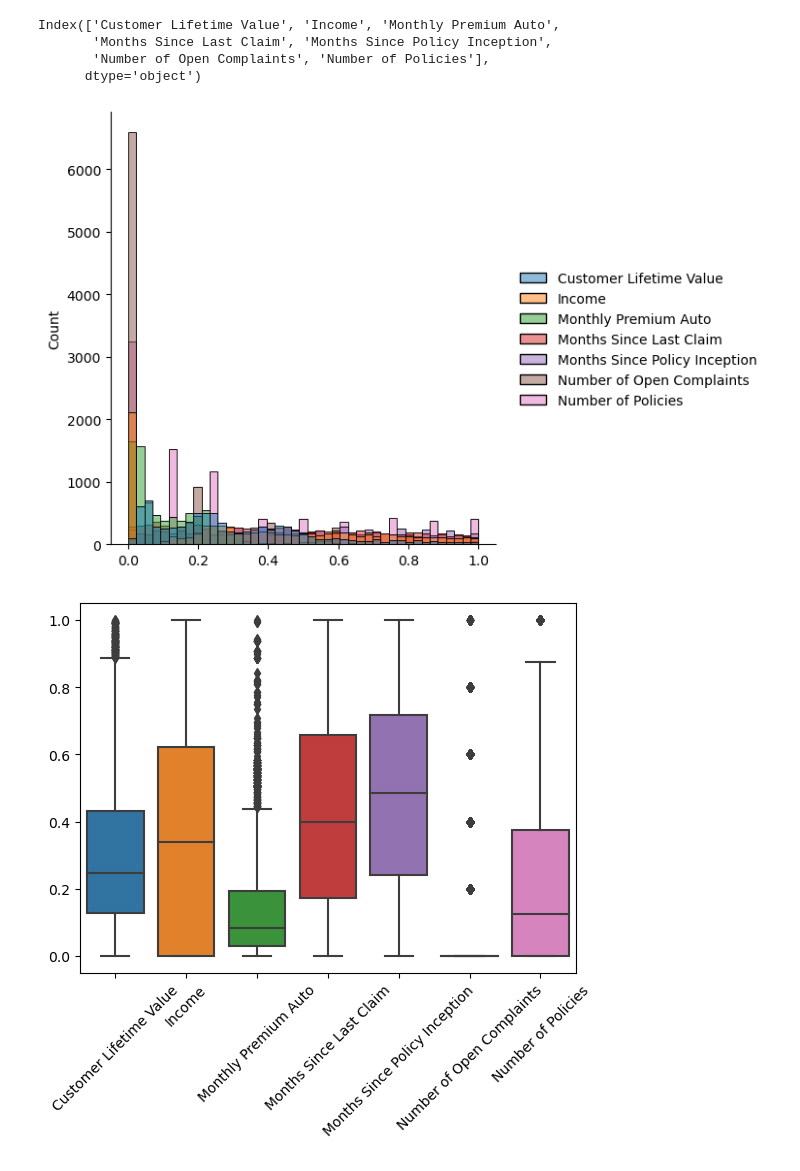
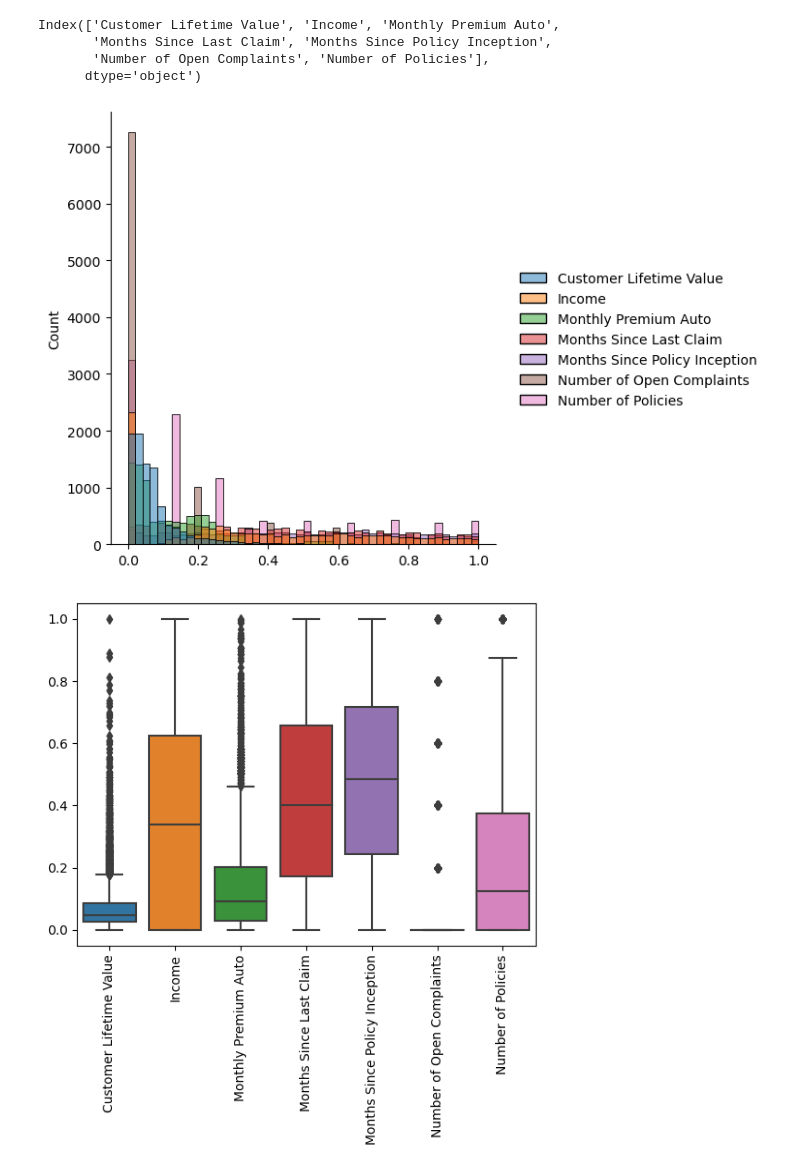
Before and after one commit to AGordon777/lab-customer-analysis-round-4, a Jupyter notebook: lab-customer-analysis-round-4.ipynb, the cells around one changed output. Saved outputs shown, nothing was run; the diff lists cells and outputs as text; code cells hidden in the pictures.

```diff
--- a/lab-customer-analysis-round-4.ipynb
+++ b/lab-customer-analysis-round-4.ipynb
@@ -227,14 +214,14 @@ numerical_filtered
 # %%
 # assign the target, and the remaining columns are the features (we have not dropped any)
-y = numerical_filtered['Total Claim Amount'] # this is the target
-X = numerical_filtered.drop(['Total Claim Amount'], axis=1) # this is the array of features
+y = numerical['Total Claim Amount'] # this is the target
+X_num = numerical.drop(['Total Claim Amount'], axis=1) # this is the array of features
 # %%
 #as a first pass scaling exercise, i'm just seeing what the data looks like
-#i'm not removing outliers at this stage
+#i'm not removing more outliers at this stage
 
-transformer = MinMaxScaler().fit(X)
-x_standardized = transformer.transform(X)
-X_scaled = pd.DataFrame(x_standardized, columns=X.columns)
-X_scaled
+transformer = MinMaxScaler().fit(X_num)
+x_standardized = transformer.transform(X_num)
+X_num_scaled = pd.DataFrame(x_standardized, columns=X_num.columns)
+X_num_scaled
 # %% [output]
 |  | Customer Lifetime Value | Income | Monthly Premium Auto | Months Since Last Claim | Months Since Policy Inception | ... |
@@ -269,17 +256,17 @@ Index(['Customer Lifetime Value', 'Income', 'Monthly Premium Auto',
        'Number of Open Complaints', 'Number of Policies'],
       dtype='object')
 # %%
-sns.displot(X_scaled[['Customer Lifetime Value', 'Income', 'Monthly Premium Auto',
+sns.displot(X_num_scaled[['Customer Lifetime Value', 'Income', 'Monthly Premium Auto',
        'Months Since Last Claim', 'Months Since Policy Inception',
        'Number of Open Complaints', 'Number of Policies']])
 plt.show()
 # %% [output]
-[figure, old version]
+[figure, new version]
 # %%
-sns.boxplot(X_scaled[['Customer Lifetime Value','Income','Monthly Premium Auto',
+sns.boxplot(X_num_scaled[['Customer Lifetime Value','Income','Monthly Premium Auto',
        'Months Since Last Claim', 'Months Since Policy Inception',
        'Number of Open Complaints', 'Number of Policies']])
-plt.xticks(rotation=45)
+plt.xticks(rotation=90)
 plt.show()
 # %% [output]
-[figure, old version]
+[figure, new version]
```
Also changed, not shown: parts of 37 cells of this notebook.
